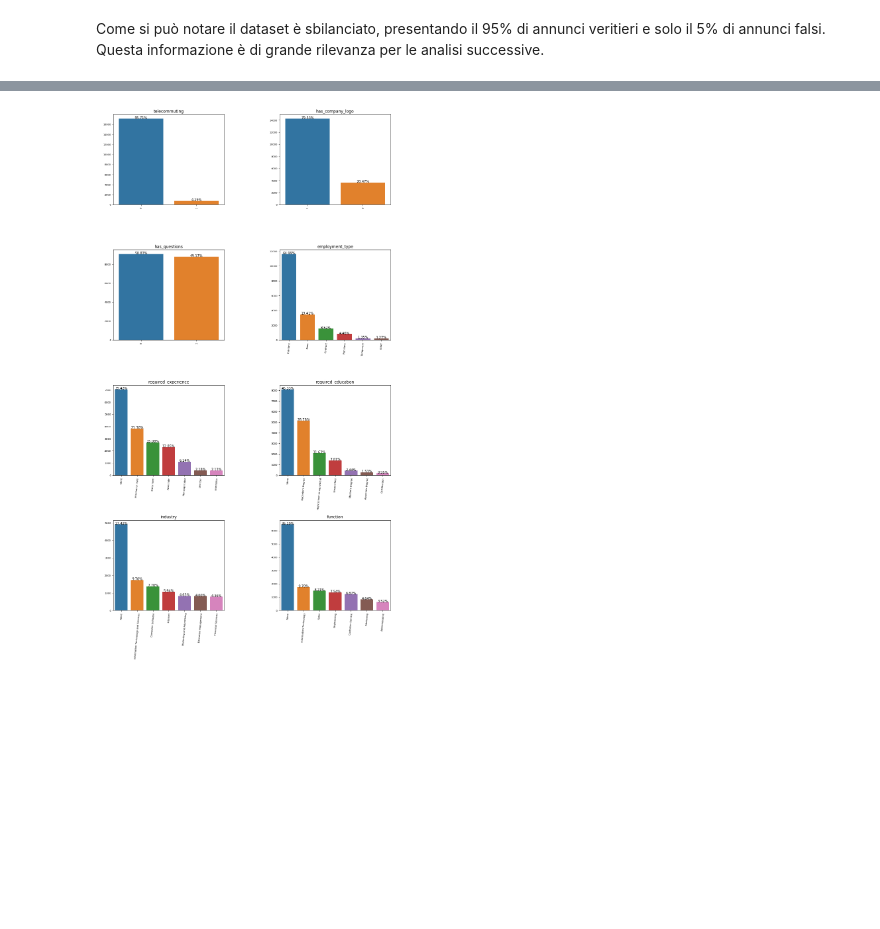
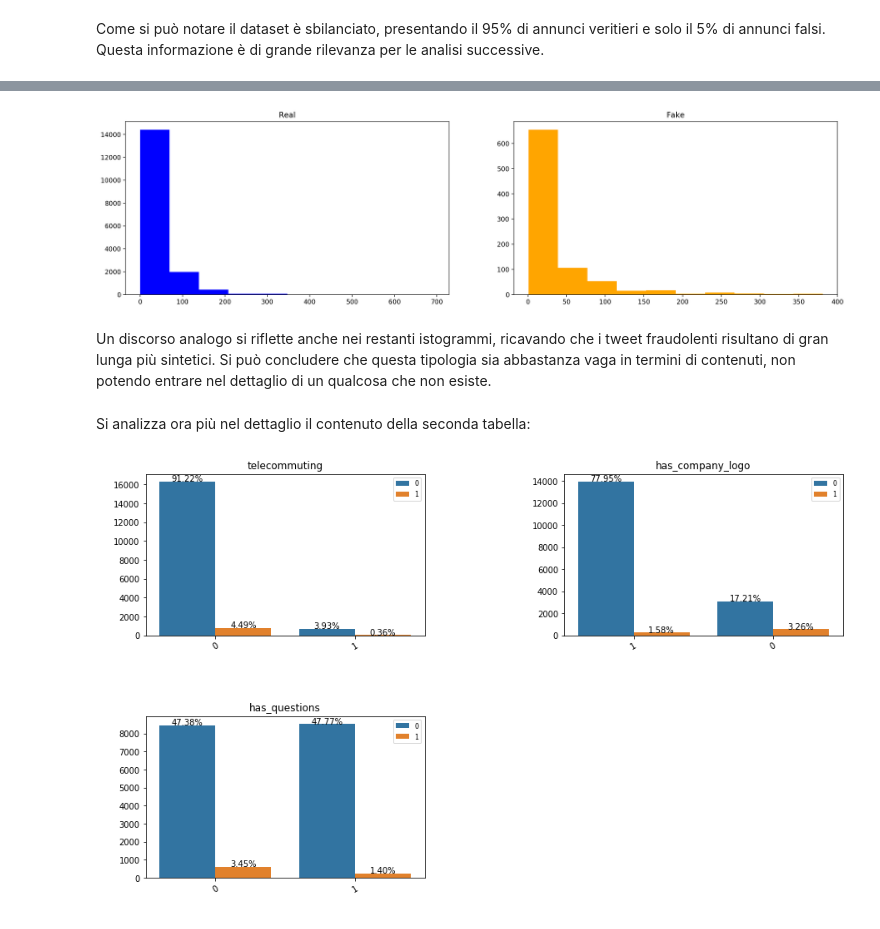
Before and after one commit to Elmaravilla7/DataMiningFJ, a Jupyter notebook: FakeJobPrediction.ipynb, the cells around one changed output, grey strips where cells are left out. Drawn from its saved outputs; the diff is of its cells as text; code cells hidden in the pictures; blank space fills up the shorter version.

```diff
--- a/FakeJobPrediction.ipynb
+++ b/FakeJobPrediction.ipynb
@@ -129,29 +176,38 @@ Questa informazione è di grande rilevanza per le analisi successive.
+# %%
+istogrammi('benefits')
+# %% [output]
+[figure, added]
+# %% [markdown]
+Un discorso analogo si riflette anche nei restanti istogrammi, ricavando che i tweet fraudolenti risultano di gran lunga più sintetici. Si può concludere che questa tipologia sia abbastanza vaga in termini di contenuti, non potendo entrare nel dettaglio di un qualcosa che non esiste.
+# %% [markdown]
+Si analizza ora più nel dettaglio il contenuto della seconda tabella:
 # %%
+import matplotlib.pyplot as plt
 import seaborn as sns
 import matplotlib.gridspec as gridspec
 
-
-x=df2.copy()
-del x['fraudulent']
-grid = gridspec.GridSpec(5, 2, wspace=0.5, hspace=0.5)
-plt.figure(figsize=(15,35))
-
-for n, col in enumerate(x):
-    ax = plt.subplot(grid[n])
-    sns.countplot(x=col, data=x, order=x[col].value_counts().iloc[:7].index)
-    plt.xticks(rotation=85)
-    ax.tick_params(labelsize=7.5)
-    ax.set_title(col)
-    ax.set_xlabel(" ")
-    ax.set_ylabel(" ")
-    sizes=[]
-    for p in ax.patches:
-        height = p.get_height()
-        sizes.append(height)
-        ax.text(p.get_x()+p.get_width()/2.,
-                height + 3,
-                '{:1.2f}%'.format(height/total*100),
-                ha="center", fontsize=10)
-plt.show()
+def tabella(vector):
+    tab=df2.drop(df2.columns[vector], axis='columns')
+    grid = gridspec.GridSpec(5, 2, wspace=0.5, hspace=0.5)
+    plt.figure(figsize=(15,25))
+    for i,j in enumerate(tab):
+        ax = plt.subplot(grid[i])
+        sns.countplot(x=j, data=df2, hue='fraudulent', order=df2[j].value_counts().iloc[:5].index)
+        ax.set_ylabel(" ")
+        ax.set_xlabel(" ")
+        ax.set_title(j)
+        xlabels = ax.get_xticklabels()
+        ax.set_xticklabels(xlabels,  fontsize=10)
+        plt.legend(fontsize=8)
+        plt.xticks(rotation=30)
+        total = len(tab)
+        sizes=[]
+        for p in ax.patches:
+            height = p.get_height()
+            sizes.append(height)
+            ax.text(p.get_x()+p.get_width()/2.,height + 3,'{:1.2f}%'.format(height/total*100),ha="center", fontsize=10)
+    plt.show()
-# %% [output]
-[figure, removed]
+# %%
+tabella([3,4,5,6,7])#si passano gli indici delle colonne da escludere
+# %% [output]
+[figure, added]
```
Also changed, not shown: parts of 18 cells of this notebook.
